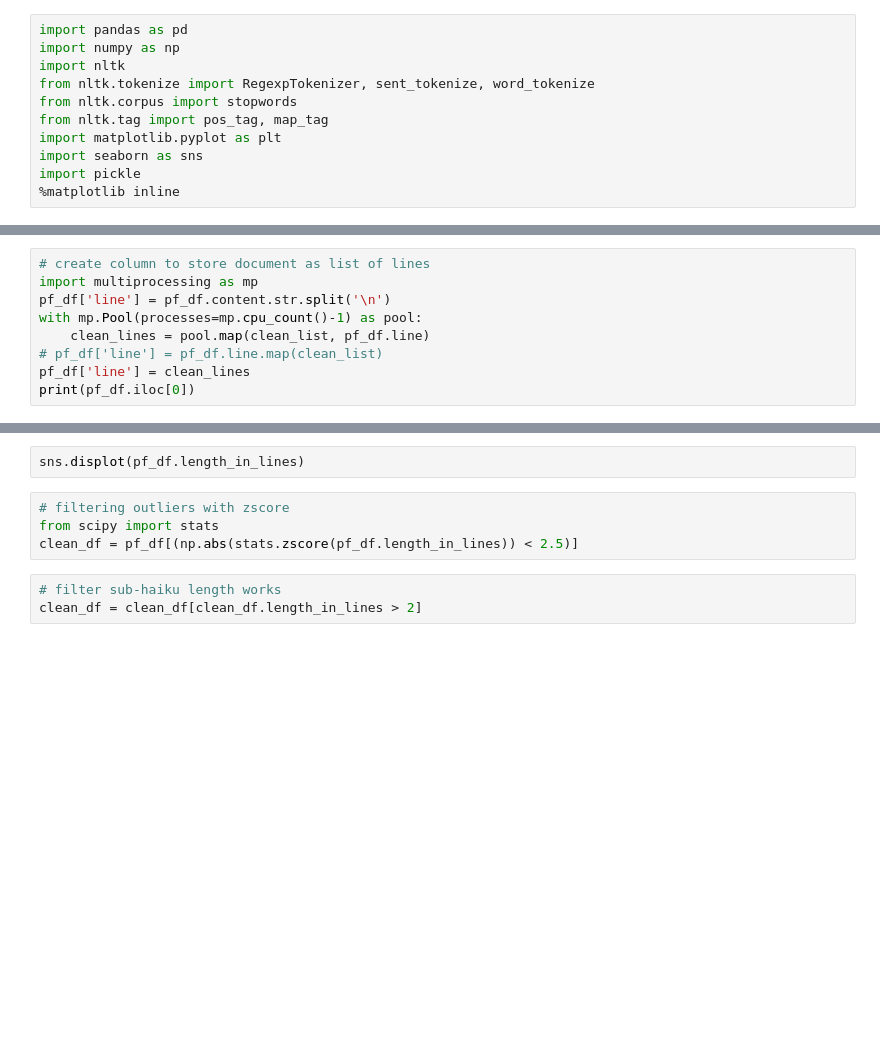
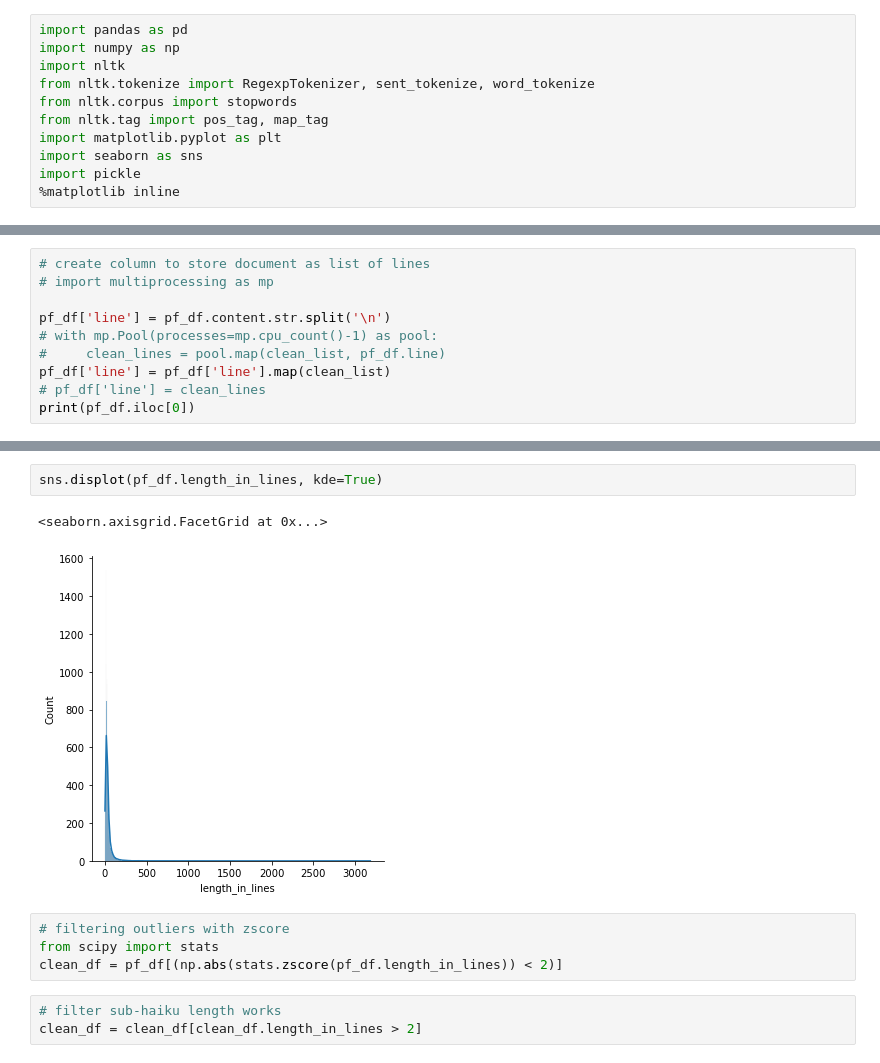
Before and after one commit to vvaynethomas/poetry_nlp, a Jupyter notebook: pp_eda_w_nltk.ipynb, the cells around one changed output, grey strips where cells are left out. Drawn from its saved outputs; the diff is of its cells as text; blank space fills up the shorter version.

```diff
--- a/pp_eda_w_nltk.ipynb
+++ b/pp_eda_w_nltk.ipynb
@@ -194,9 +59,10 @@ def clean_list(list_of_strings):
 # %%
 # create column to store document as list of lines
-import multiprocessing as mp
+# import multiprocessing as mp
+
 pf_df['line'] = pf_df.content.str.split('\n')
-with mp.Pool(processes=mp.cpu_count()-1) as pool:
-    clean_lines = pool.map(clean_list, pf_df.line)
-# pf_df['line'] = pf_df.line.map(clean_list)
-pf_df['line'] = clean_lines
+# with mp.Pool(processes=mp.cpu_count()-1) as pool:
+#     clean_lines = pool.map(clean_list, pf_df.line)
+pf_df['line'] = pf_df['line'].map(clean_list)
+# pf_df['line'] = clean_lines
 print(pf_df.iloc[0])
@@ -217,9 +108,12 @@ pf_df.info()
 # %%
-sns.displot(pf_df.length_in_lines)
+sns.displot(pf_df.length_in_lines, kde=True)
+# %% [output]
+<seaborn.axisgrid.FacetGrid at 0x...>
+[figure, added]
 # %%
 # filtering outliers with zscore
 from scipy import stats
-clean_df = pf_df[(np.abs(stats.zscore(pf_df.length_in_lines)) < 2.5)]
+clean_df = pf_df[(np.abs(stats.zscore(pf_df.length_in_lines)) < 2)]
 # %%
 # filter sub-haiku length works
 clean_df = clean_df[clean_df.length_in_lines > 2]
```
Also changed, not shown: parts of 30 cells of this notebook, 10 other files.
